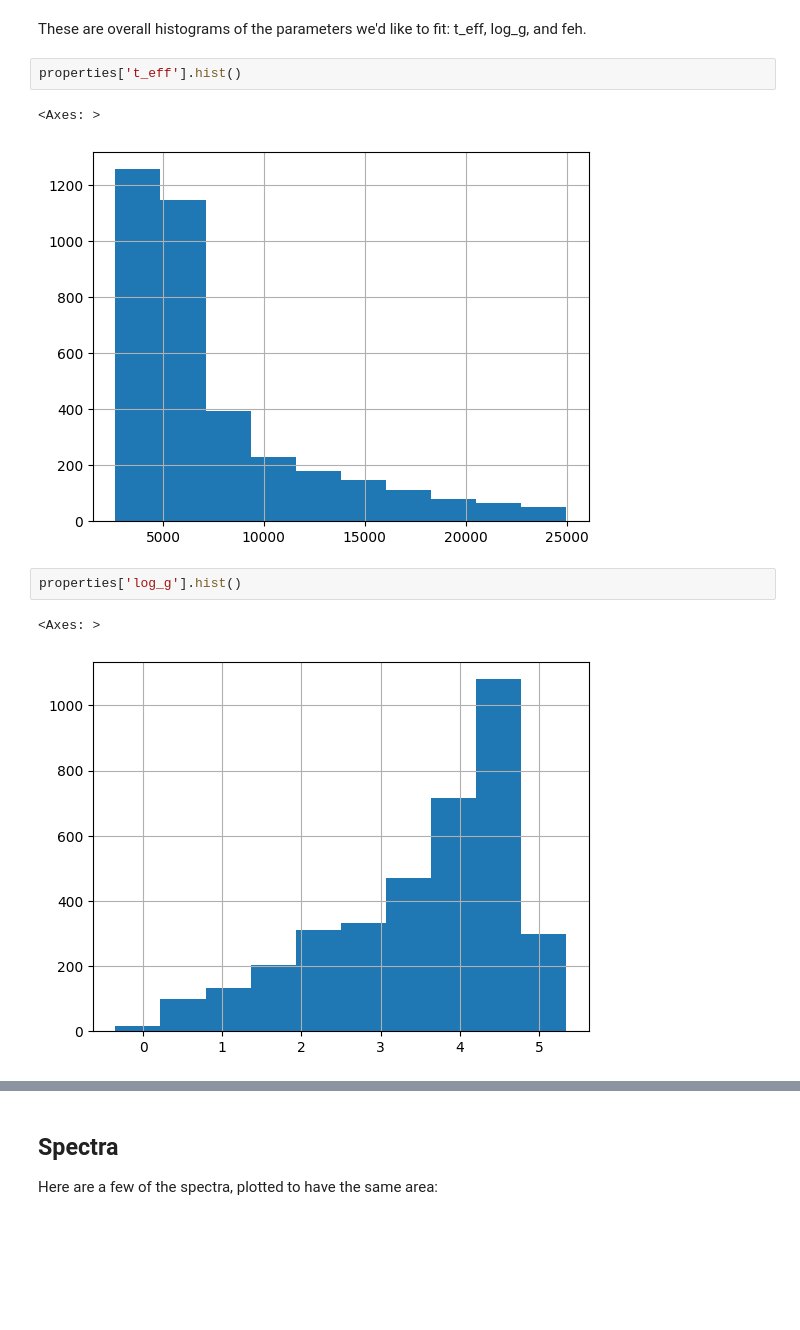
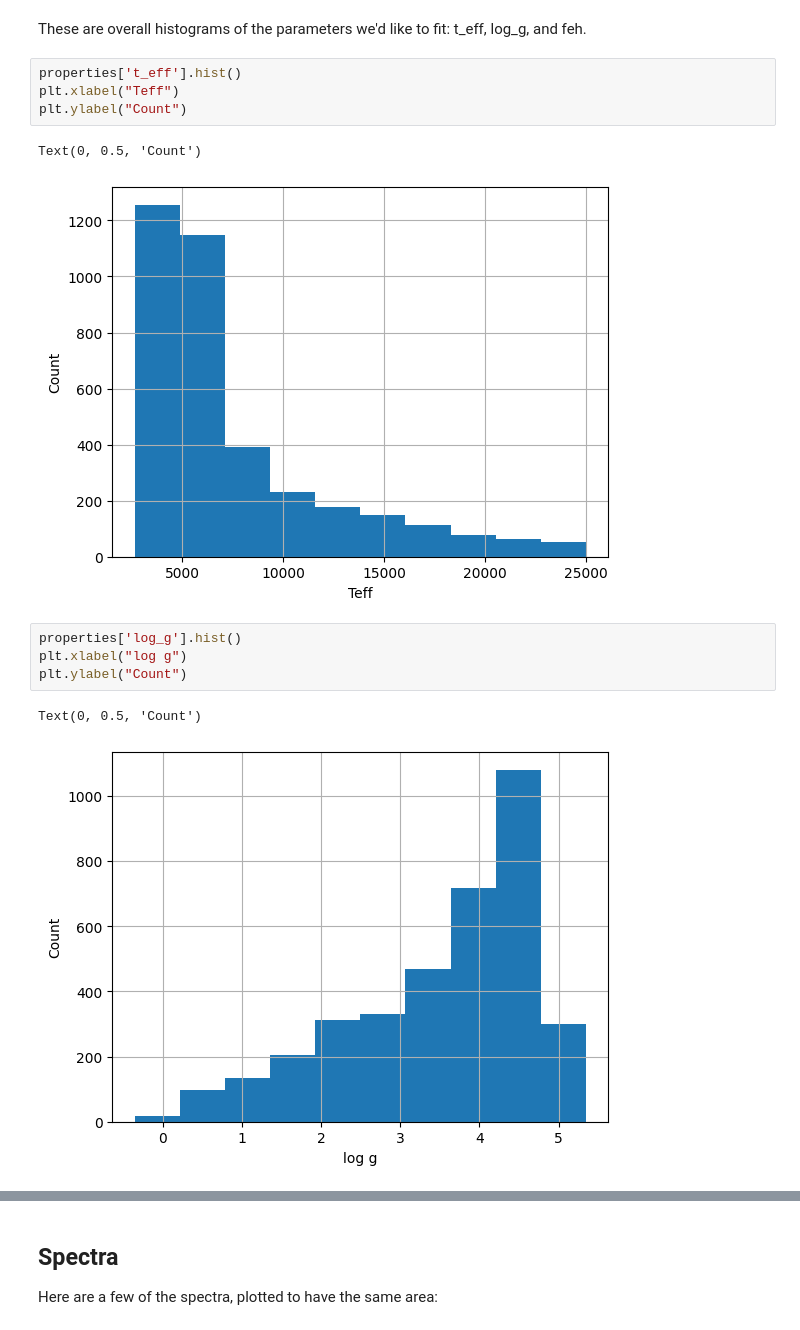
Before and after one commit to czs-school-23/bayesian-ml, a Jupyter notebook: stellar_spectra_example_emily.ipynb, the cells around one changed output, grey strips where cells are left out. Cells and saved outputs as stored; diff of their text form; blank space fills up the shorter version.

```diff
--- a/stellar_spectra_example_emily.ipynb
+++ b/stellar_spectra_example_emily.ipynb
@@ -69,13 +68,17 @@ properties.head()
 These are overall histograms of the parameters we'd like to fit: t_eff, log_g, and feh.
 # %%
 properties['t_eff'].hist()
+plt.xlabel("Teff")
+plt.ylabel("Count")
 # %% [output]
-<Axes: >
+Text(0, 0.5, 'Count')
-[figure, old version]
+[figure, new version]
 # %%
 properties['log_g'].hist()
+plt.xlabel("log g")
+plt.ylabel("Count")
 # %% [output]
-<Axes: >
+Text(0, 0.5, 'Count')
-[figure, old version]
+[figure, new version]
 # %%
 properties['feh'].hist()
```
Also changed, not shown: parts of 44 cells of this notebook.
